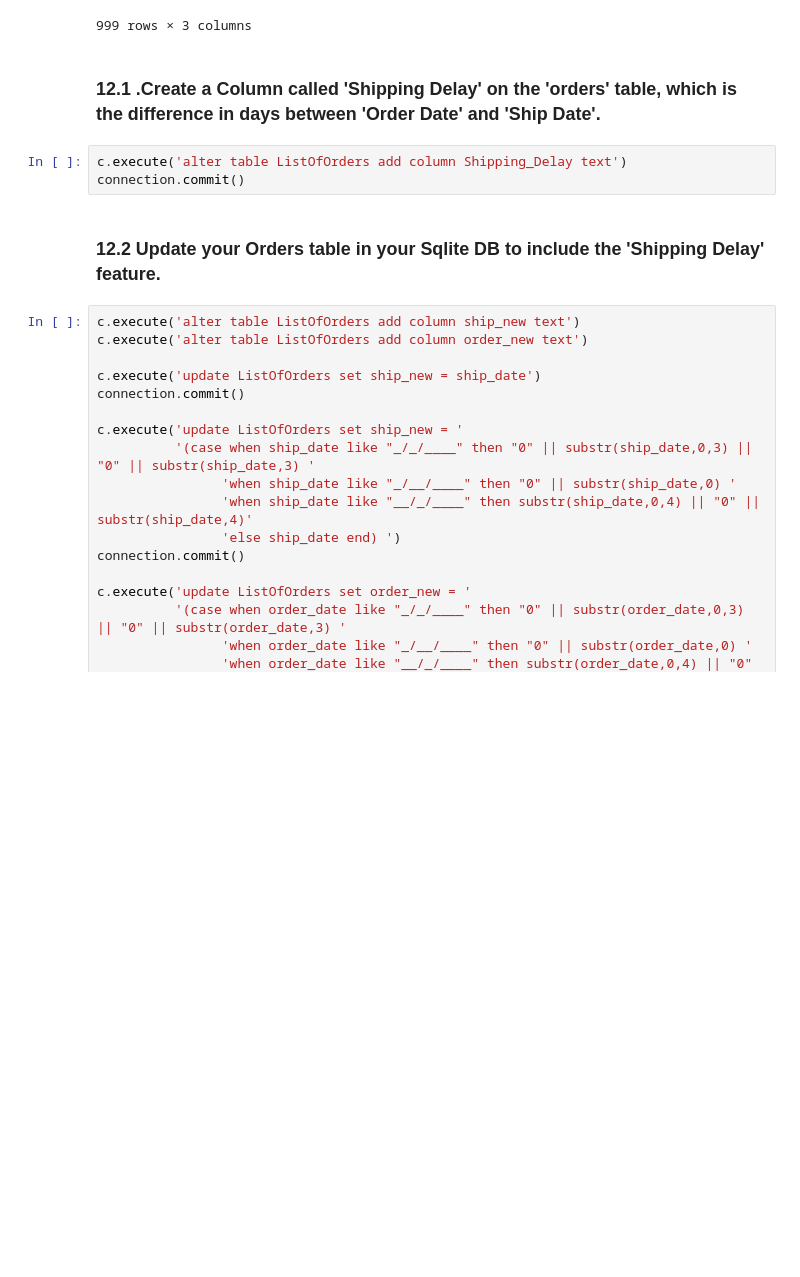
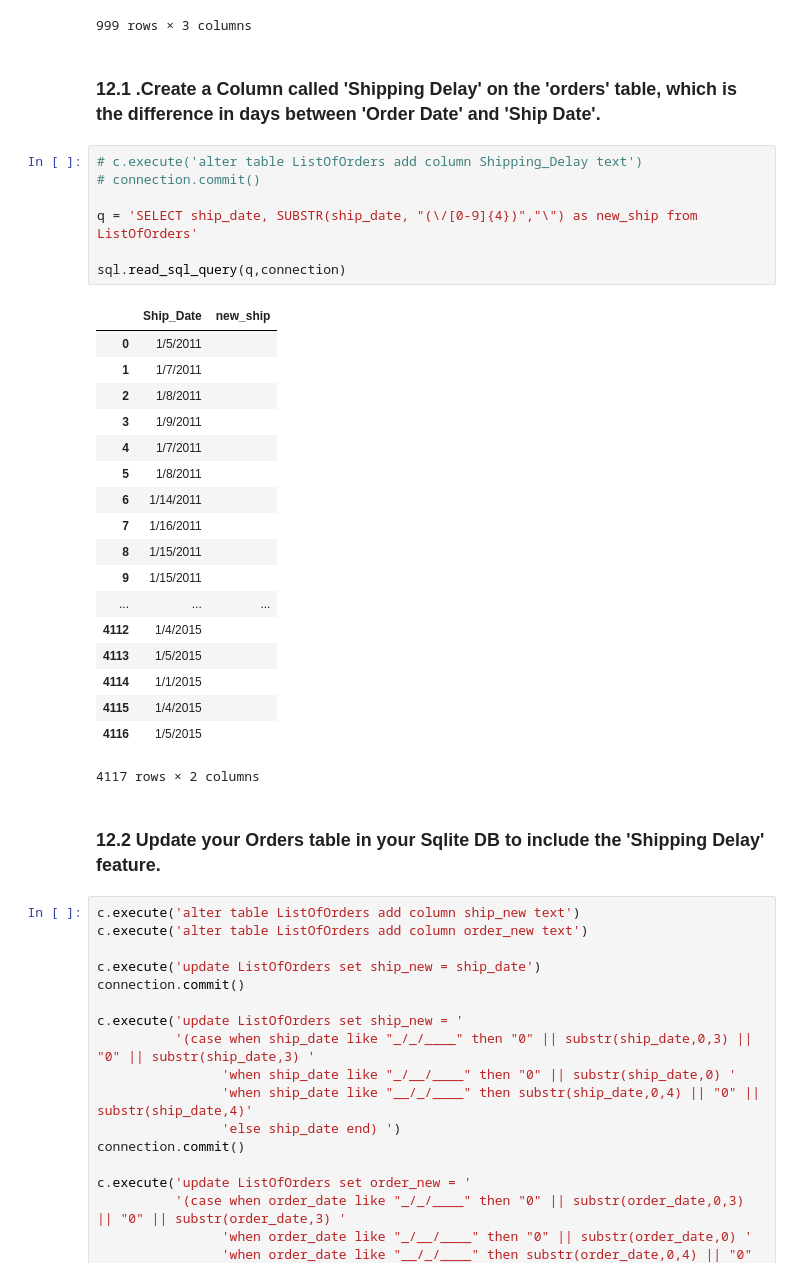
Before and after one commit to matthewbrems/old, a Jupyter notebook: curriculum/05-week/5.04-sql-pandas-lab/lab-jd.ipynb, the cells around one changed output. Saved outputs shown, nothing was run; the diff lists cells and outputs as text; blank space fills up the shorter version.

```diff
--- a/curriculum/05-week/5.04-sql-pandas-lab/lab-jd.ipynb
+++ b/curriculum/05-week/5.04-sql-pandas-lab/lab-jd.ipynb
@@ -240,8 +238,31 @@ sql.read_sql_query('select city, country, sum(Sales) net_sales from ListOfOrders
 # %% [markdown]
 ### 12.1 .Create a Column called 'Shipping Delay' on the 'orders' table, which is the difference in days between 'Order Date' and 'Ship Date'.
 # %%
-c.execute('alter table ListOfOrders add column Shipping_Delay text')
-connection.commit()
+# c.execute('alter table ListOfOrders add column Shipping_Delay text')
+# connection.commit()
+
+q = 'SELECT ship_date, SUBSTR(ship_date, "(\/[0-9]{4})","\") as new_ship from ListOfOrders'
+
+sql.read_sql_query(q,connection)
+# %% [output]
+|  | Ship_Date | new_ship |
+| 0 | 1/5/2011 |  |
+| 1 | 1/7/2011 |  |
+| 2 | 1/8/2011 |  |
+| 3 | 1/9/2011 |  |
+| 4 | 1/7/2011 |  |
+| 5 | 1/8/2011 |  |
+| 6 | 1/14/2011 |  |
+| 7 | 1/16/2011 |  |
+| 8 | 1/15/2011 |  |
+| 9 | 1/15/2011 |  |
+| ... | ... | ... |
+| 4112 | 1/4/2015 |  |
+| 4113 | 1/5/2015 |  |
+| 4114 | 1/1/2015 |  |
+| 4115 | 1/4/2015 |  |
+| 4116 | 1/5/2015 |  |
+4117 rows × 2 columns
 # %% [markdown]
 ### 12.2 Update your Orders table in your Sqlite DB to include the 'Shipping Delay' feature.
 # %%
```
Also changed, not shown: parts of 6 cells of this notebook, 4 other files.
